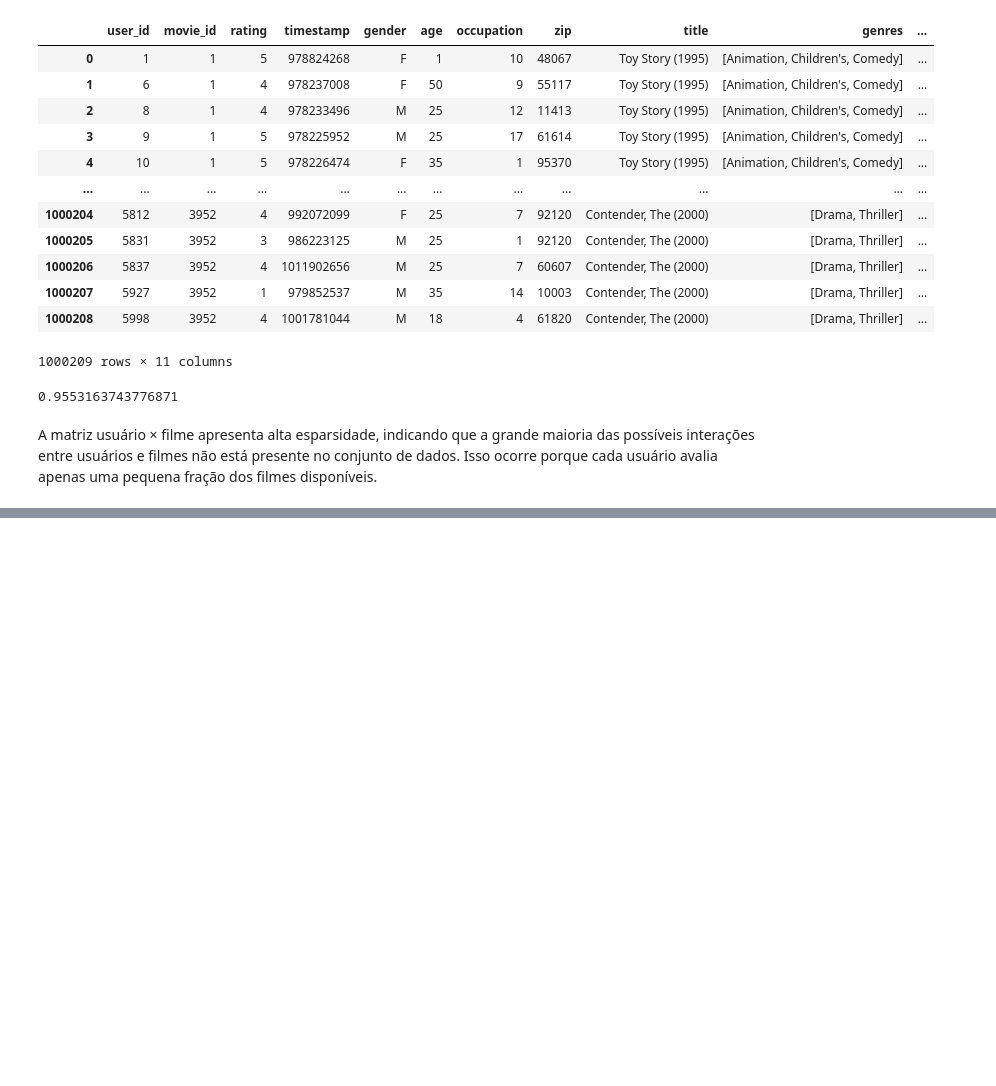
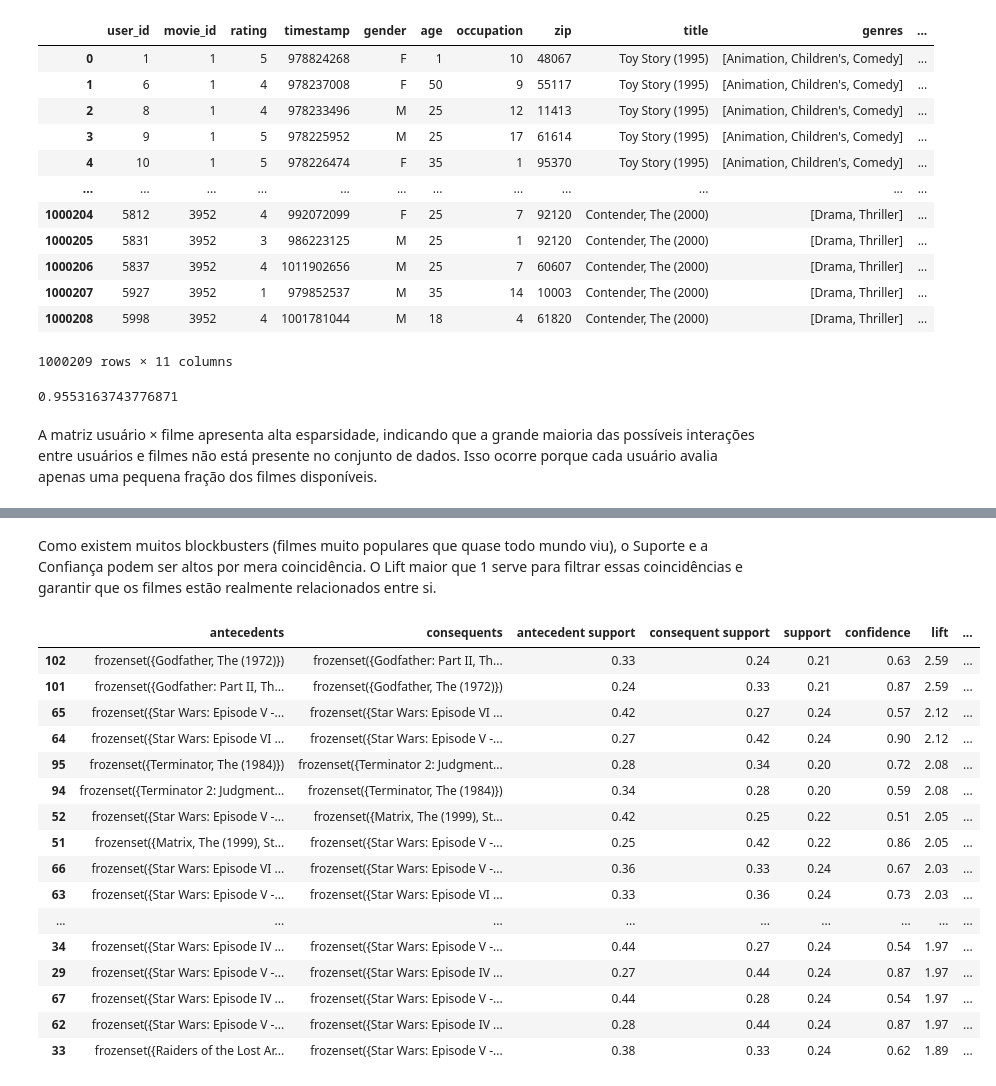
Before and after one commit to ThallesNonato1123/MinDados, a Jupyter notebook: Trabalho 1/trab1.ipynb, the cells around one changed output, grey strips where cells are left out. Drawn from its saved outputs; the diff is of its cells as text; code cells hidden in the pictures; blank space fills up the shorter version.

```diff
--- a/Trabalho 1/trab1.ipynb
+++ b/Trabalho 1/trab1.ipynb
@@ -532,0 +564,12 @@ A matriz usuário × filme apresenta alta esparsidade, indicando que a grande ma
+# %%
+te = TransactionEncoder()
+
+te_array = te.fit(transacoes).transform(transacoes)
+
+df_encoded = pd.DataFrame(te_array, columns=te.columns_)
+# %%
+frequent_itemsets = fpgrowth(
+    df_encoded,
+    min_support = 0.2,
+    use_colnames=True
+)
@@ -532,0 +594,32 @@ A matriz usuário × filme apresenta alta esparsidade, indicando que a grande ma
+# %%
+rules = association_rules(
+    frequent_itemsets,
+    metric="confidence",
+    min_threshold=0.5
+)
+
+rules = rules[rules["lift"] > 1.2]
+# %% [markdown]
+Como existem muitos blockbusters (filmes muito populares que quase todo mundo viu), o Suporte e a Confiança podem ser altos por mera coincidência. O Lift maior que 1 serve para filtrar essas coincidências e garantir que os filmes estão realmente relacionados entre si.
+# %%
+rules = rules.sort_values('lift', ascending=False)
+# %%
+rules.head(20)
+# %% [output]
+|  | antecedents | consequents | antecedent support | consequent support | support | confidence | lift | ... |
+| 102 | frozenset({Godfather, The (1972)}) | frozenset({Godfather: Part II, Th... | 0.33 | 0.24 | 0.21 | 0.63 | 2.59 | ... |
+| 101 | frozenset({Godfather: Part II, Th... | frozenset({Godfather, The (1972)}) | 0.24 | 0.33 | 0.21 | 0.87 | 2.59 | ... |
+| 65 | frozenset({Star Wars: Episode V -... | frozenset({Star Wars: Episode VI ... | 0.42 | 0.27 | 0.24 | 0.57 | 2.12 | ... |
+| 64 | frozenset({Star Wars: Episode VI ... | frozenset({Star Wars: Episode V -... | 0.27 | 0.42 | 0.24 | 0.90 | 2.12 | ... |
+| 95 | frozenset({Terminator, The (1984)}) | frozenset({Terminator 2: Judgment... | 0.28 | 0.34 | 0.20 | 0.72 | 2.08 | ... |
+| 94 | frozenset({Terminator 2: Judgment... | frozenset({Terminator, The (1984)}) | 0.34 | 0.28 | 0.20 | 0.59 | 2.08 | ... |
+| 52 | frozenset({Star Wars: Episode V -... | frozenset({Matrix, The (1999), St... | 0.42 | 0.25 | 0.22 | 0.51 | 2.05 | ... |
+| 51 | frozenset({Matrix, The (1999), St... | frozenset({Star Wars: Episode V -... | 0.25 | 0.42 | 0.22 | 0.86 | 2.05 | ... |
+| 66 | frozenset({Star Wars: Episode VI ... | frozenset({Star Wars: Episode V -... | 0.36 | 0.33 | 0.24 | 0.67 | 2.03 | ... |
+| 63 | frozenset({Star Wars: Episode V -... | frozenset({Star Wars: Episode VI ... | 0.33 | 0.36 | 0.24 | 0.73 | 2.03 | ... |
+| ... | ... | ... | ... | ... | ... | ... | ... | ... |
+| 34 | frozenset({Star Wars: Episode IV ... | frozenset({Star Wars: Episode V -... | 0.44 | 0.27 | 0.24 | 0.54 | 1.97 | ... |
+| 29 | frozenset({Star Wars: Episode V -... | frozenset({Star Wars: Episode IV ... | 0.27 | 0.44 | 0.24 | 0.87 | 1.97 | ... |
+| 67 | frozenset({Star Wars: Episode IV ... | frozenset({Star Wars: Episode V -... | 0.44 | 0.28 | 0.24 | 0.54 | 1.97 | ... |
+| 62 | frozenset({Star Wars: Episode V -... | frozenset({Star Wars: Episode IV ... | 0.28 | 0.44 | 0.24 | 0.87 | 1.97 | ... |
+| 33 | frozenset({Raiders of the Lost Ar... | frozenset({Star Wars: Episode V -... | 0.38 | 0.33 | 0.24 | 0.62 | 1.89 | ... |
```
Also changed, not shown: parts of 13 cells of this notebook, 2 other files.
